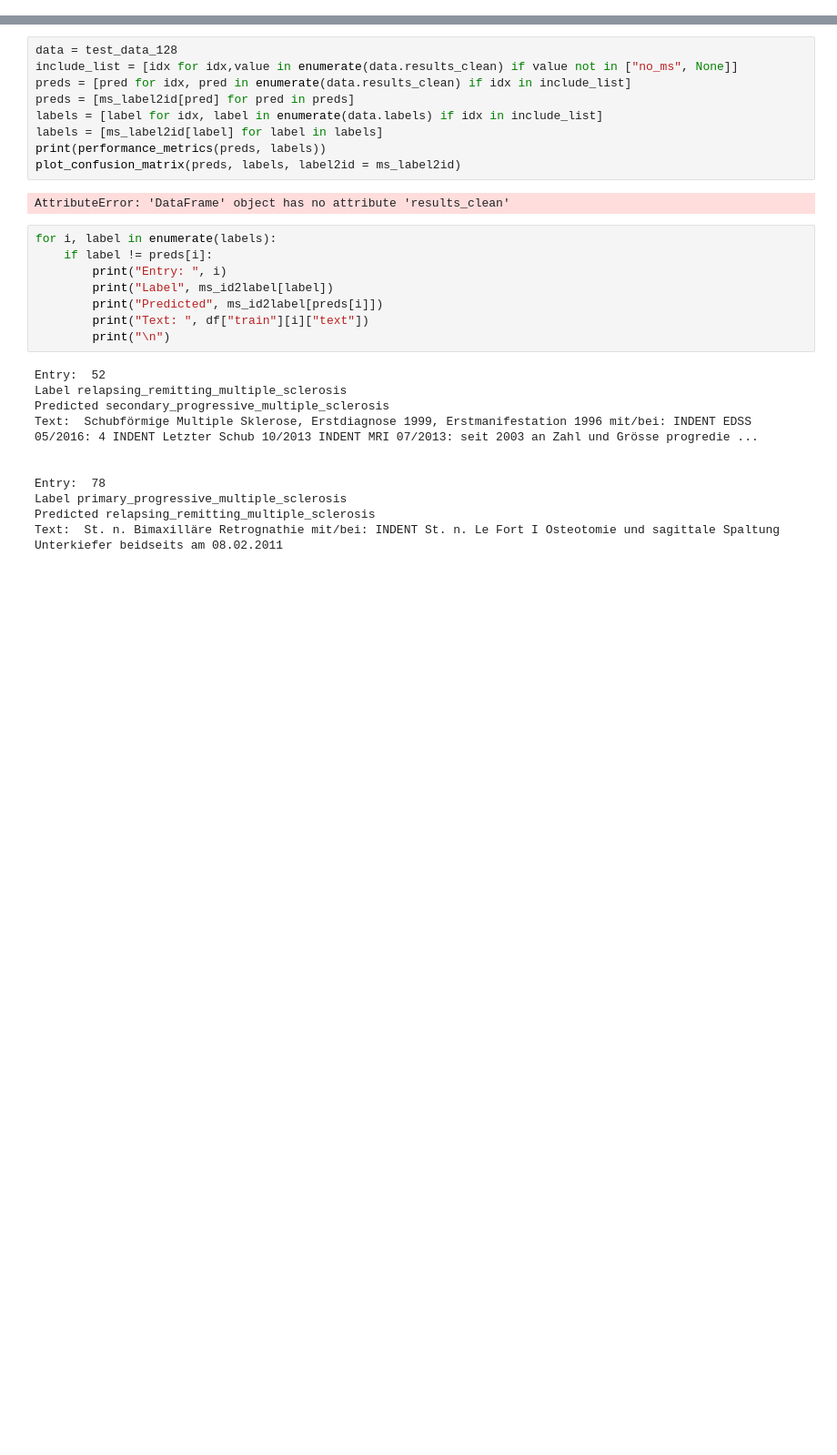
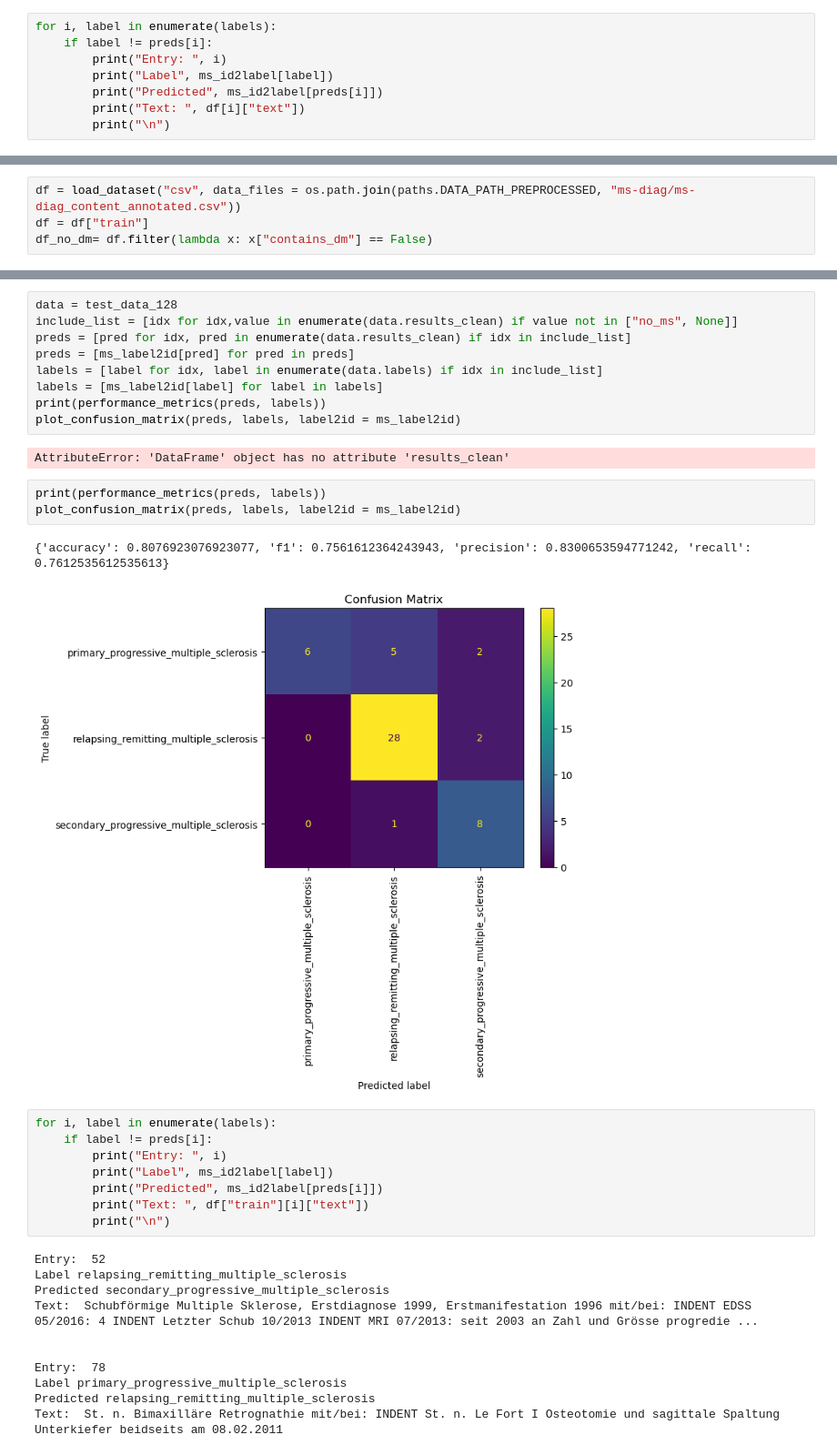
Before and after one commit to maregli/inf-extr, a Jupyter notebook: notebooks/ms-prediction/llama2-chat_zero_shot.ipynb, the cells around one changed output, grey strips where cells are left out. Shown at 91% size. Cells and saved outputs as stored; diff of their text form; blank space fills up the shorter version.

```diff
--- a/notebooks/ms-prediction/llama2-chat_zero_shot.ipynb
+++ b/notebooks/ms-prediction/llama2-chat_zero_shot.ipynb
@@ -505,0 +531,8 @@ train_data_full = zero_shot_inference(data, -1)
+# %%
+for i, label in enumerate(labels):
+    if label != preds[i]:
+        print("Entry: ", i)
+        print("Label", ms_id2label[label])
+        print("Predicted", ms_id2label[preds[i]])
+        print("Text: ", df[i]["text"])
+        print("\n")
@@ -505,0 +557,4 @@ train_data_full = zero_shot_inference(data, -1)
+# %%
+df = load_dataset("csv", data_files = os.path.join(paths.DATA_PATH_PREPROCESSED, "ms-diag/ms-diag_content_annotated.csv"))
+df = df["train"]
+df_no_dm= df.filter(lambda x: x["contains_dm"] == False)
@@ -541,6 +625,12 @@ print(performance_metrics(preds, labels))
 plot_confusion_matrix(preds, labels, label2id = ms_label2id)
 # %% [output]
 AttributeError: 'DataFrame' object has no attribute 'results_clean'
+# %%
+print(performance_metrics(preds, labels))
+plot_confusion_matrix(preds, labels, label2id = ms_label2id)
+# %% [output]
+{'accuracy': 0.8076923076923077, 'f1': 0.7561612364243943, 'precision': 0.8300653594771242, 'recall': 0.7612535612535613}
+[figure, added]
 # %%
 for i, label in enumerate(labels):
     if label != preds[i]:
```
Also changed, not shown: parts of 28 cells of this notebook.
